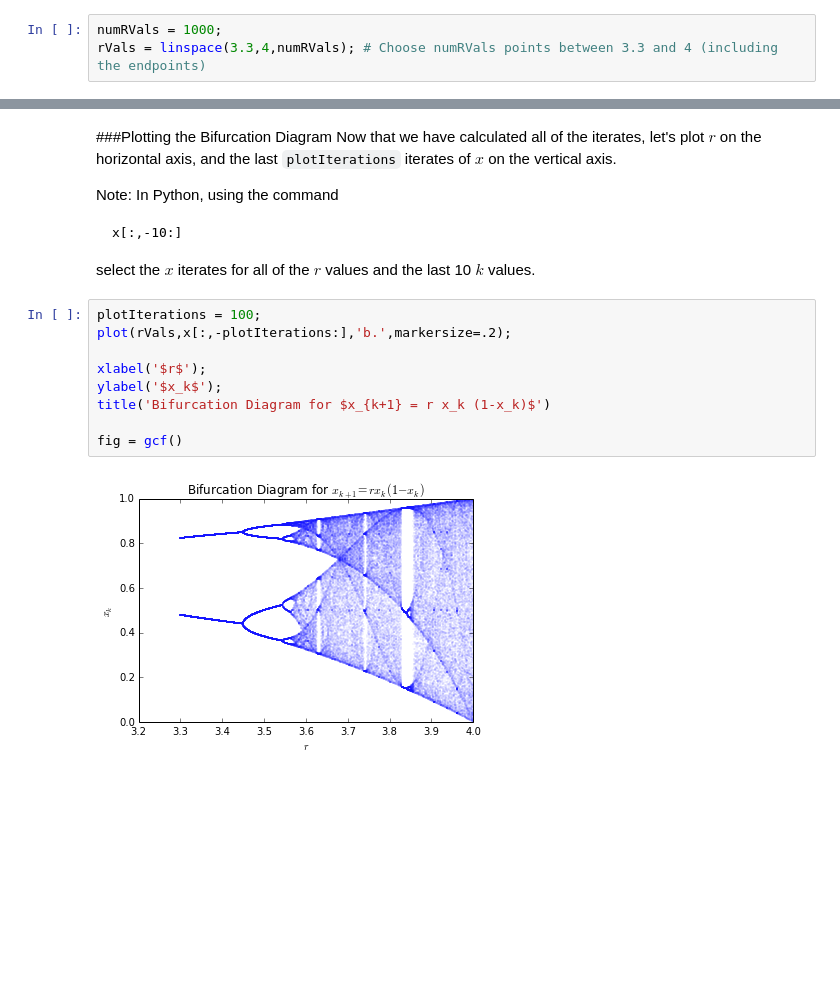
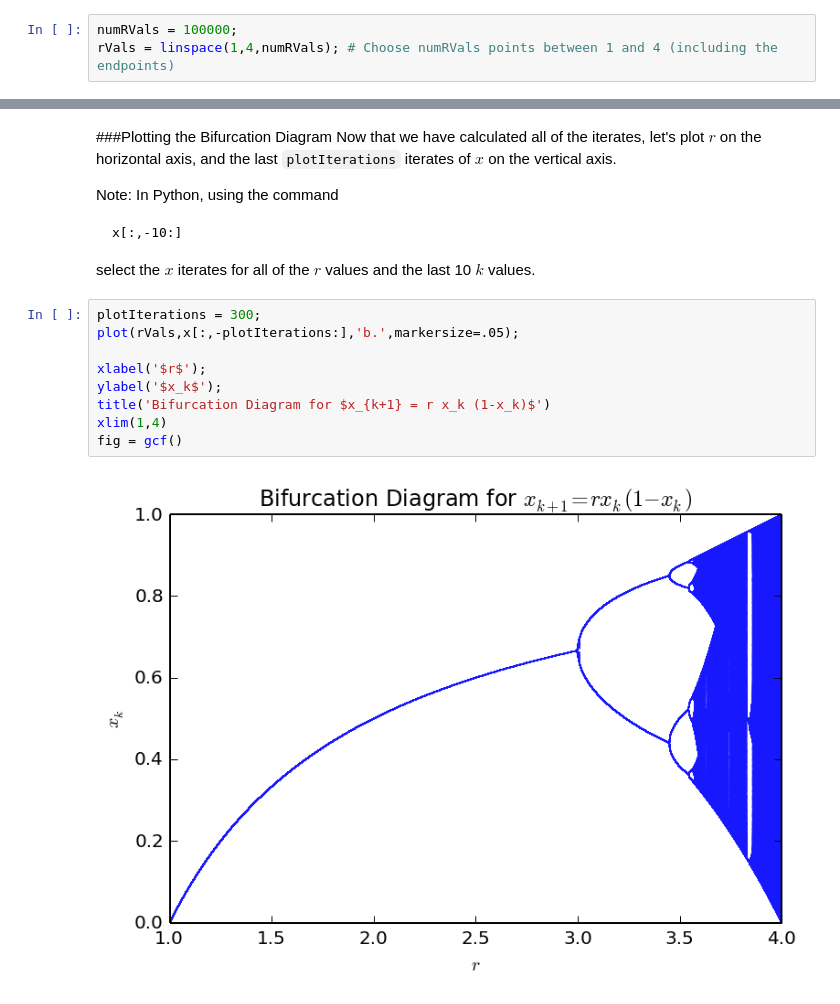
Before and after one commit to oliveras/dyn-sys, a Jupyter notebook: Bifurcation Diagrams in Python.ipynb, the cells around one changed output, grey strips where cells are left out. Saved outputs shown, nothing was run; the diff lists cells and outputs as text; blank space fills up the shorter version.

```diff
--- a/Bifurcation Diagrams in Python.ipynb
+++ b/Bifurcation Diagrams in Python.ipynb
@@ -25,6 +25,6 @@ In order to plot the bifurcation diagram, we will need to calcuate the orbits fo
 # %%
-numRVals = 1000;
-rVals = linspace(3.3,4,numRVals); # Choose numRVals points between 3.3 and 4 (including the endpoints)
+numRVals = 100000;
+rVals = linspace(1,4,numRVals); # Choose numRVals points between 1 and 4 (including the endpoints)
 # %% [markdown]
 Now, let's calculate 1000 iterations of the map defined by $f(x,r)$ given above for a random initial seed between 0 and 1.
 
@@ -50,13 +50,13 @@ Note: In Python, using the command
 
 select the $x$ iterates for all of the $r$ values and the last 10 $k$ values.
 # %%
-plotIterations = 100;
-plot(rVals,x[:,-plotIterations:],'b.',markersize=.2);
+plotIterations = 300;
+plot(rVals,x[:,-plotIterations:],'b.',markersize=.05);
 
 xlabel('$r$');
 ylabel('$x_k$');
 title('Bifurcation Diagram for $x_{k+1} = r x_k (1-x_k)$')
-
+xlim(1,4)
 fig = gcf()
 # %% [output]
-[figure, old version]
+[figure, new version]
```
Also changed, not shown: parts of 6 cells of this notebook.
